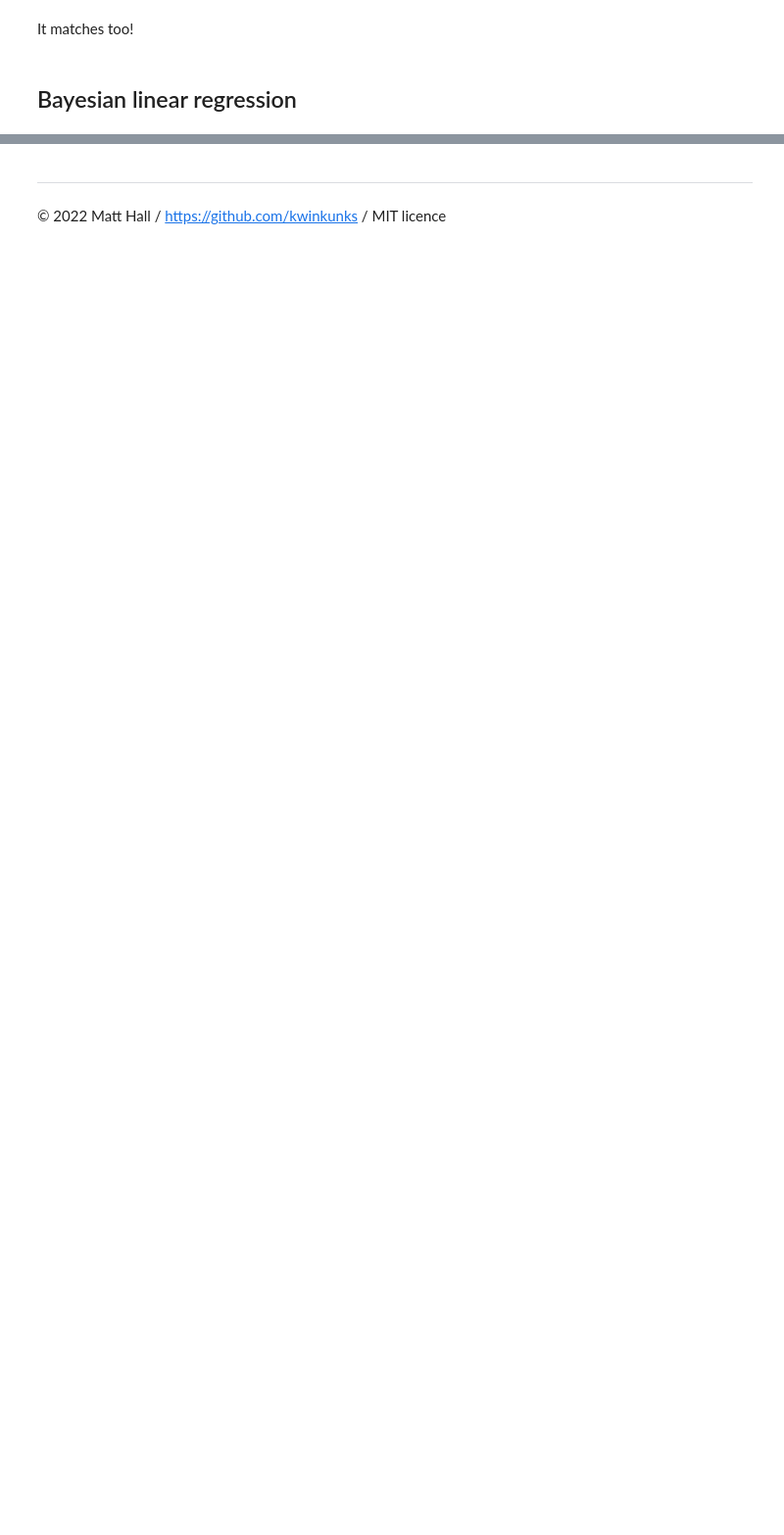
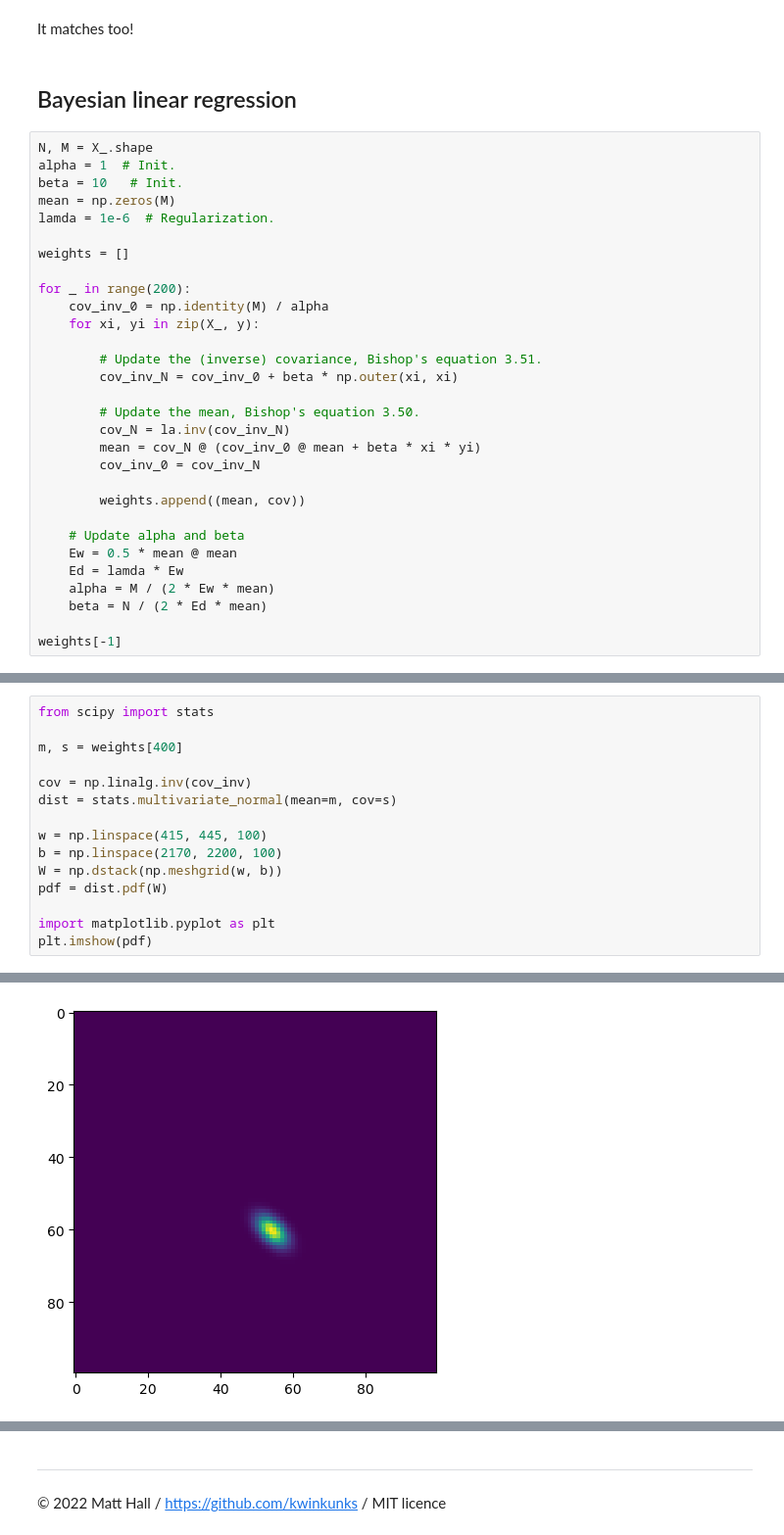
Before and after one commit to kwinkunks/chrestomathy, a Jupyter notebook: notebooks/Linear_regression.ipynb, the cells around one changed output, grey strips where cells are left out. Shown at 98% size. Cells and saved outputs as stored; diff of their text form; blank space fills up the shorter version.

```diff
--- a/notebooks/Linear_regression.ipynb
+++ b/notebooks/Linear_regression.ipynb
@@ -443,3 +426,33 @@ b = 2188.241
 It matches too!
 # %% [markdown]
 ## Bayesian linear regression
+# %%
+N, M = X_.shape
+alpha = 1  # Init.
+beta = 10   # Init.
+mean = np.zeros(M)
+lamda = 1e-6  # Regularization.
+
+weights = []
+
+for _ in range(200):
+    cov_inv_0 = np.identity(M) / alpha
+    for xi, yi in zip(X_, y):
+
+        # Update the (inverse) covariance, Bishop's equation 3.51.
+        cov_inv_N = cov_inv_0 + beta * np.outer(xi, xi)
+
+        # Update the mean, Bishop's equation 3.50.
+        cov_N = la.inv(cov_inv_N)
+        mean = cov_N @ (cov_inv_0 @ mean + beta * xi * yi)
+        cov_inv_0 = cov_inv_N
+
+        weights.append((mean, cov))
+
+    # Update alpha and beta
+    Ew = 0.5 * mean @ mean
+    Ed = lamda * Ew
+    alpha = M / (2 * Ew * mean)
+    beta = N / (2 * Ed * mean)
+
+weights[-1]
@@ -445,0 +463,16 @@ It matches too!
+# %%
+from scipy import stats
+
+m, s = weights[400]
+
+cov = np.linalg.inv(cov_inv)
+dist = stats.multivariate_normal(mean=m, cov=s)
+
+w = np.linspace(415, 445, 100)
+b = np.linspace(2170, 2200, 100)
+W = np.dstack(np.meshgrid(w, b))
+pdf = dist.pdf(W)
+
+import matplotlib.pyplot as plt
+plt.imshow(pdf)
+# %% [output]
@@ -445,0 +480 @@ It matches too!
+[figure, added]
```
Also changed, not shown: parts of 17 cells of this notebook, 1 other file.
